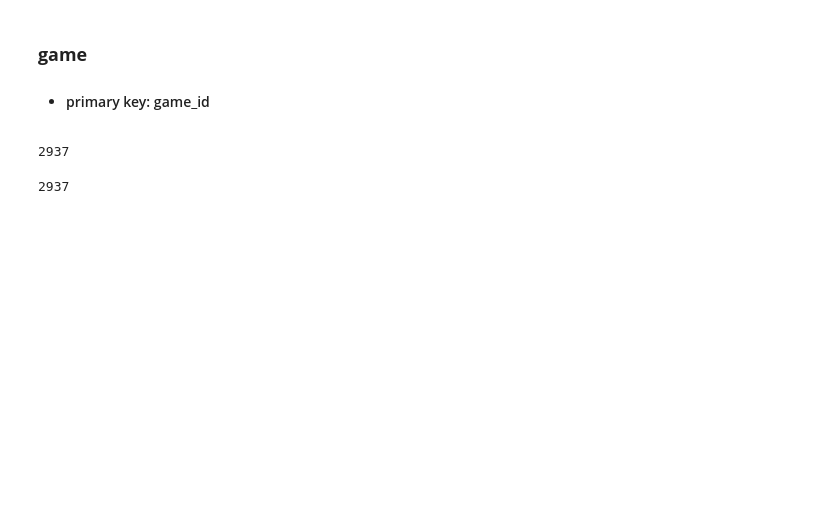
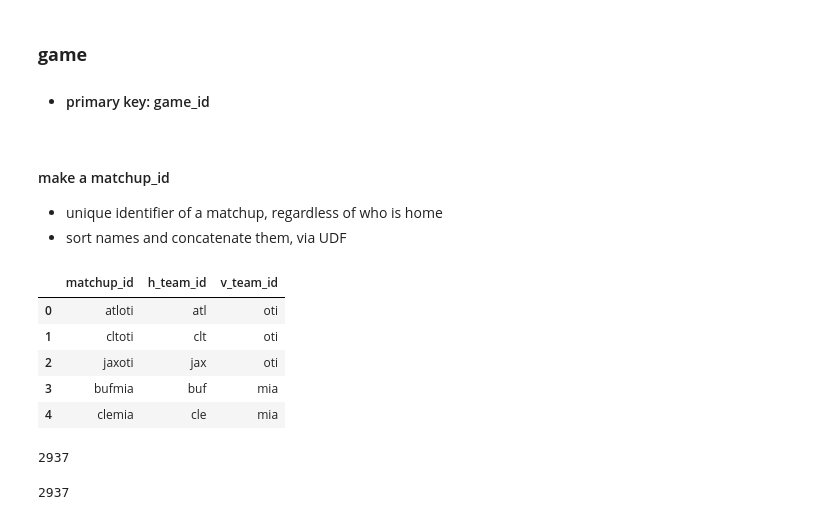
Before and after one commit to joshplotkin/modeling-football-outcomes-2019, a Jupyter notebook: public01_write_tables.ipynb, the cells around one changed output. Cells and saved outputs as stored; diff of their text form; code cells hidden in the pictures; blank space fills up the shorter version.

```diff
--- a/public01_write_tables.ipynb
+++ b/public01_write_tables.ipynb
@@ -1198,6 +1192,31 @@ base_df['is_neutral'] = (base_df['home_team'] == 'neutral').astype(int)
 drops = ['home_team']
 base_df.drop(drops, axis=1, inplace=True)
 base_df_remaining = filter(lambda x: x not in drops, base_df_remaining)
+# %% [markdown]
+#### make a matchup_id
+* unique identifier of a matchup, regardless of who is home
+* sort names and concatenate them, via UDF
+# %%
+def make_matchup_id(ids):
+    '''make matchup ID, by sorting
+    team IDs, and concatenating'''
+    return ''.join(sorted(ids))
+
+base_df = base_df.assign(**{
+        'matchup_id':
+        base_df[['h_team_id','v_team_id']].apply(make_matchup_id, axis=1)
+    })
+
+base_df[['matchup_id','h_team_id','v_team_id']].head()
+
+base_df_remaining.append('matchup_id')
+# %% [output]
+|  | matchup_id | h_team_id | v_team_id |
+| 0 | atloti | atl | oti |
+| 1 | cltoti | clt | oti |
+| 2 | jaxoti | jax | oti |
+| 3 | bufmia | buf | mia |
+| 4 | clemia | cle | mia |
 # %%
 base_cols = sorted(list(base_df_remaining))
 key = ['game_id']
```
Also changed, not shown: parts of 9 cells of this notebook, 3 other files.
